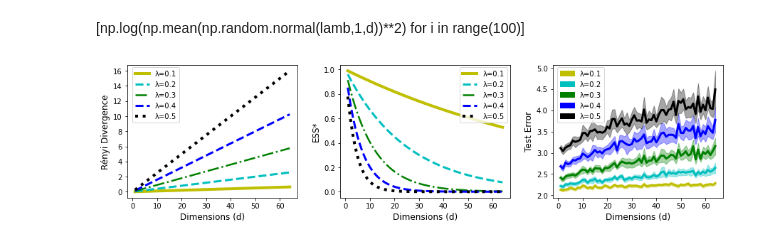
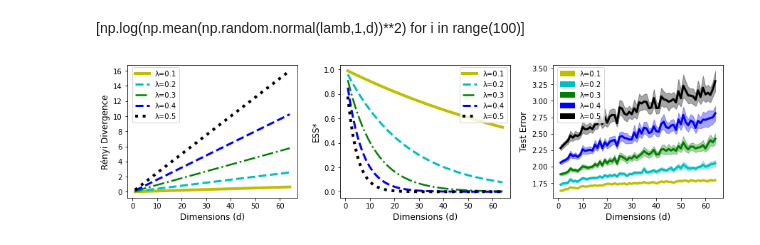
Before and after one commit to felipemaiapolo/ess_dimensionality_covariate_shift, a Jupyter notebook: Toy Model.ipynb, the cells around one changed output. Drawn from its saved outputs; the diff is of its cells as text; code cells hidden in the pictures.

```diff
--- a/Toy Model.ipynb
+++ b/Toy Model.ipynb
@@ -87,8 +87,8 @@ plt.legend(bbox_to_anchor=(.705, .98), loc='upper left', borderaxespad=.0)
 plt.subplot(1, 3, 3)
 
 dim=list(range(1,65))
-B=100
-m_train=7500
+B=200
+m_train=2*7500
 m_test=850000
 cols={5:'k',4:'b' ,3:'g', 2:'c' ,1:'y'}
 lamb={1:lamb1,2:lamb2 ,3:lamb3, 4:lamb4 ,5:lamb5}
@@ -118,31 +118,31 @@ l2 = mpatches.Patch(color=cols[2], label='λ='+str(lamb[2]))
 l4 = mpatches.Patch(color=cols[3], label='λ='+str(lamb[3]))
 l3 = mpatches.Patch(color=cols[4], label='λ='+str(lamb[4]))
 l5 = mpatches.Patch(color=cols[5], label='λ='+str(lamb[5]))
 
 plt.xlabel('Dimensions (d)', size=12)
 plt.ylabel('Test Error', size=12)
 plt.legend(bbox_to_anchor=(.025, .98), loc='upper left', borderaxespad=.0,handles=[l1,l2,l4,l3,l5])
 
 #####
 plt.subplot(1, 3, 1)
 
 y1=[D(d,lamb1,n) for d in x]
 y2=[D(d,lamb2,n) for d in x]
 y3=[D(d,lamb3,n) for d in x]
 y4=[D(d,lamb4,n) for d in x]
 y5=[D(d,lamb5,n) for d in x]
 
 plt.plot(x,y1,'y', lw=4, label='λ='+str(lamb1))
 plt.plot(x,y2,'c--', lw=3, label='λ='+str(lamb2))
 plt.plot(x,y3,'g-.', lw=2.5, label='λ='+str(lamb3))
 plt.plot(x,y4,'b--', lw=3, label='λ='+str(lamb4))
 plt.plot(x,y5,'k:', lw=4, label='λ='+str(lamb5))
 
 plt.xlabel('Dimensions (d)', size=12)
 plt.ylabel('Rényi Divergence', size=12)
 plt.legend(bbox_to_anchor=(.03, .98), loc='upper left', borderaxespad=.0)
 
 plt.savefig('plots/d_full.png', bbox_inches='tight',dpi=200, transparent=True)
 plt.show()
 # %% [output]
-[figure, old version]
+[figure, new version]
```
